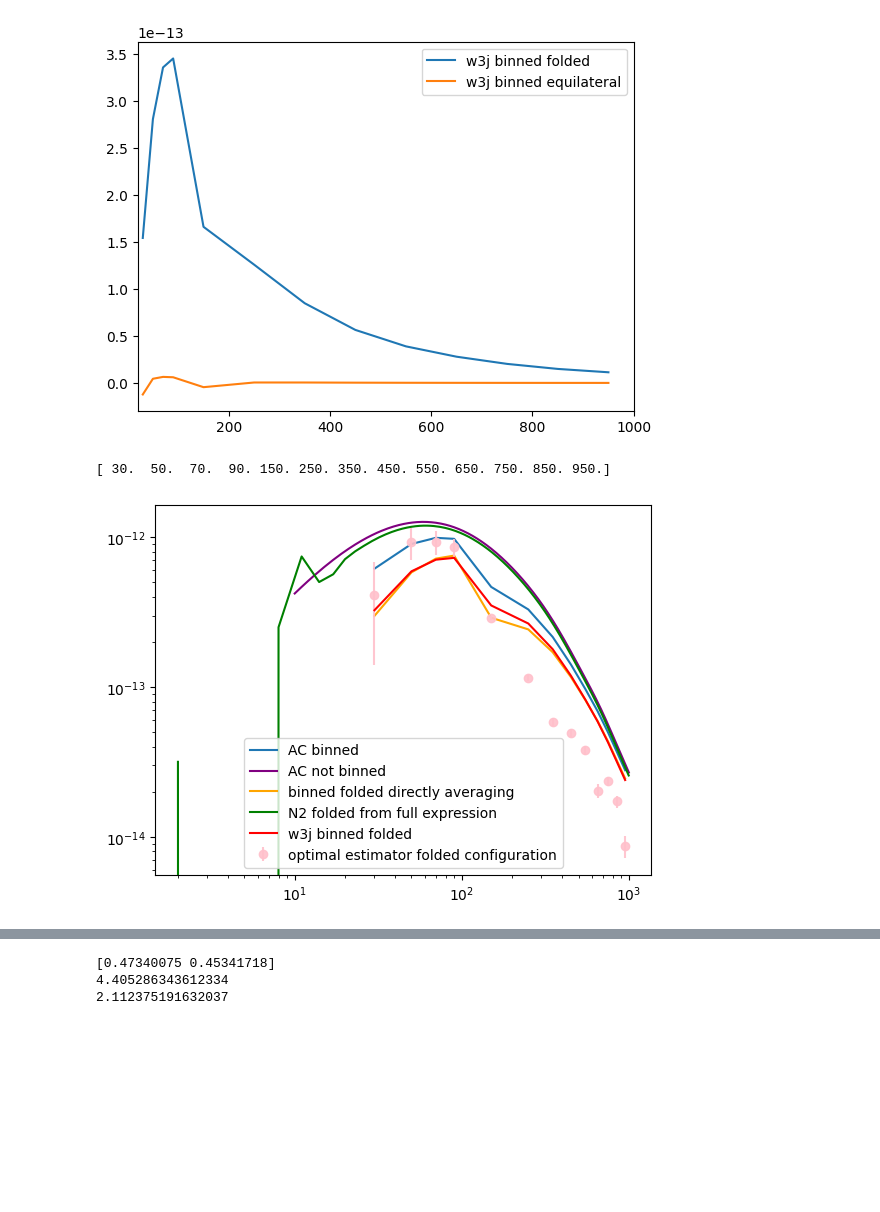
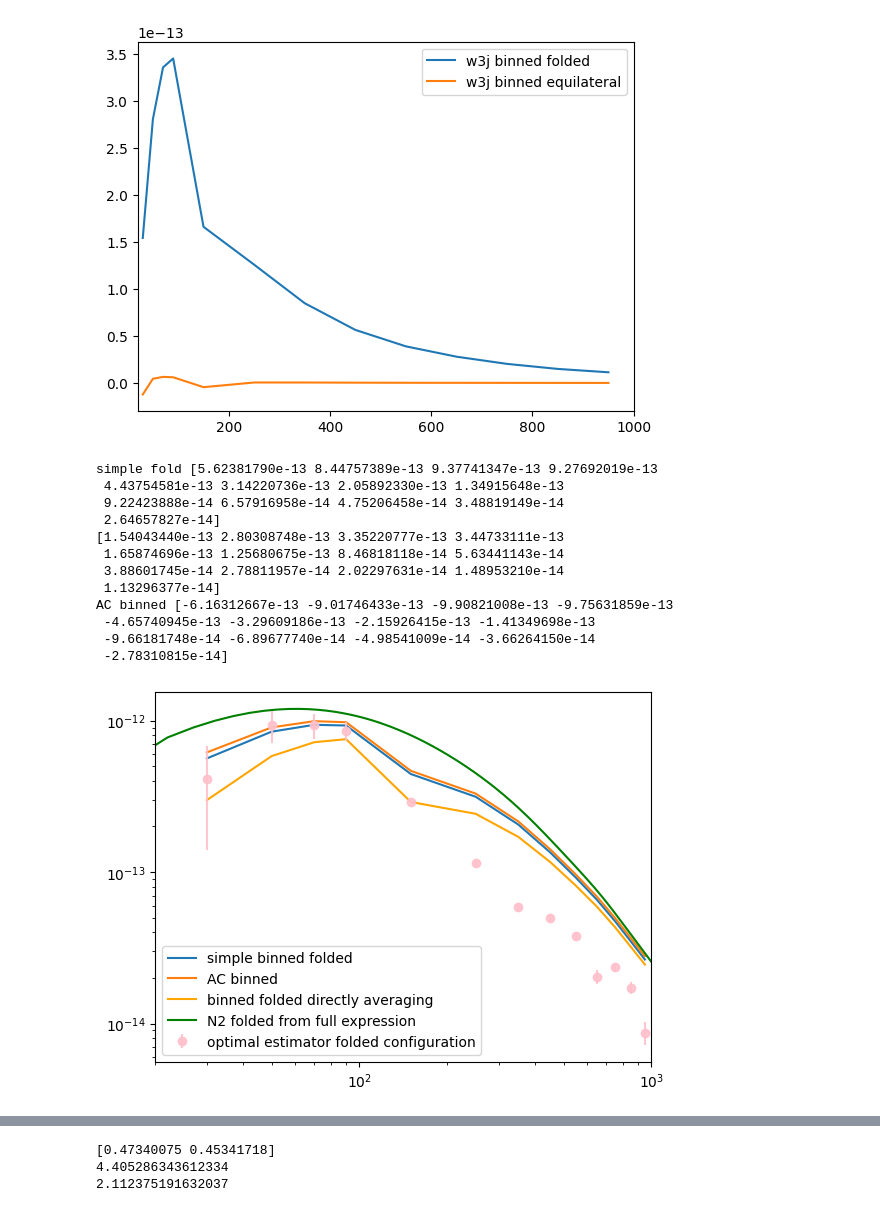
Before and after one commit to aleksandrbowkis/bispec_opt_est, a Jupyter notebook: N2_numerical/Binning_effects/Visualisation/N2_tests.ipynb, the cells around one changed output, grey strips where cells are left out. Cells and saved outputs as stored; diff of their text form; code cells hidden in the pictures; blank space fills up the shorter version.

Commit message:
Complete successful testing of simple N2 binning implementation

```diff
--- a/N2_numerical/Binning_effects/Visualisation/N2_tests.ipynb
+++ b/N2_numerical/Binning_effects/Visualisation/N2_tests.ipynb
@@ -198,32 +198,50 @@ plt.legend()
 # %%
 # test full expression for folded configuration note the full_N2_series_integral.py script computes this for KAPPA
 L_newmath_full, N2_fold_newmath_full = np.loadtxt('/home/amb257/kappa_bispec/bispec_opt_est/N2_numerical/Binning_effects/outputs/foldN2_from_full_int.txt')
 
-#AC result
+#AC result for comparisons
 L_mid_AC, Fold_AC = np.loadtxt("/home/amb257/kappa_bispec/bispec_opt_est/N2_numerical/Binning_effects/Visualisation/foldbispectrum_bin_10muKarcmin_lmaxT3000.txt", unpack = True)
 #Lfac_bin_fold = 1/8 * (L_test_fold*(L_test_fold+1)) * (L_test_fold/2*(L_test_fold/2+1))**2
 L_AC_notbinned,_, Fold_AC_notbinned, _, _ = np.loadtxt("/home/amb257/kappa_bispec/bispec_opt_est/N2_numerical/Binning_effects/Visualisation/foldbispectrum_nobin_10muKarcmin_lmaxT3000.txt", unpack = True)
+
+#Load in simple w3j binned result
+L_simple_fld, N2_fld_simple = np.load('/home/amb257/kappa_bispec/bispec_opt_est/N2_numerical/Binning_effects/outputs/Simple_N2_binned_folded.npy')
+
+plt.loglog(L_simple_fld, N2_fld_simple, label = 'simple binned folded')
 plt.loglog(L_mid_AC, -1*Fold_AC, label = 'AC binned')
-plt.loglog(L_AC_notbinned, -1*Fold_AC_notbinned, color='purple', label = 'AC not binned')
+#plt.loglog(L_AC_notbinned, -1*Fold_AC_notbinned, color='purple', label = 'AC not binned')
 
 plt.loglog(bin_mid_fld, binning_test_fld, color = 'orange', label = 'binned folded directly averaging')
 #plt.loglog(L_test_fold, N2_fold_full_test, label = 'test fold from full expression')
 plt.loglog(L_newmath_full, N2_fold_newmath_full, color = 'green', label = 'N2 folded from full expression')
 plt.errorbar(L_opt_fold, -1*opt_est_fold, yerr = err_fold, fmt='o', color='pink', alpha = 0.9, label = 'optimal estimator folded configuration')
 #plt.loglog(L_newmathematica, 1/8*Lfac_mathematica * fold_N2_newmathematica, label='fold new mathematica')
 
 #plt.loglog(L_newmathematica, 1/8*Lfac_mathematica * fold_N2_newmathematica, label='N2 folded direct calculation')
 #plt.loglog(L_noseries, N2_noseries, label = 'binned no series N2 fold')
 
-plt.loglog(mid_w3j, 2.112375191632037*bin_fold_w3j, color='red' , label = 'w3j binned folded')
+#plt.loglog(mid_w3j, bin_fold_w3j, color='red' , label = 'w3j binned folded')
+plt.xlim(20,1000)
 
 
 plt.legend()
-print(bin_mid_fld)
+print(bin_fold_w3j)
+print('AC binned', Fold_AC)
 # Perhaps the series expansion stops being valid beyond L=200? Maybe there are other terms that partially cancel the dominant term?
 # %% [output]
-[ 30.  50.  70.  90. 150. 250. 350. 450. 550. 650. 750. 850. 950.]
+simple fold [5.62381790e-13 8.44757389e-13 9.37741347e-13 9.27692019e-13
+ 4.43754581e-13 3.14220736e-13 2.05892330e-13 1.34915648e-13
+ 9.22423888e-14 6.57916958e-14 4.75206458e-14 3.48819149e-14
+ 2.64657827e-14]
+[1.54043440e-13 2.80308748e-13 3.35220777e-13 3.44733111e-13
+ 1.65874696e-13 1.25680675e-13 8.46818118e-14 5.63441143e-14
+ 3.88601745e-14 2.78811957e-14 2.02297631e-14 1.48953210e-14
+ 1.13296377e-14]
+AC binned [-6.16312667e-13 -9.01746433e-13 -9.90821008e-13 -9.75631859e-13
+ -4.65740945e-13 -3.29609186e-13 -2.15926415e-13 -1.41349698e-13
+ -9.66181748e-14 -6.89677740e-14 -4.98541009e-14 -3.66264150e-14
+ -2.78310815e-14]
-[figure, old version]
+[figure, new version]
 # %%
 bin_mid_eq, binning_eq = np.load('/home/amb257/kappa_bispec/bispec_opt_est/N2_numerical/Binning_effects/outputs/binned_equilateral.npy')
 bin_mid_eq_2, binning_eq_2 = np.load('/home/amb257/kappa_bispec/bispec_opt_est/N2_numerical/Binning_effects/outputs/binned_equilateral_2.npy')
```
Also changed, not shown: parts of 2 cells of this notebook, 32 other files.
